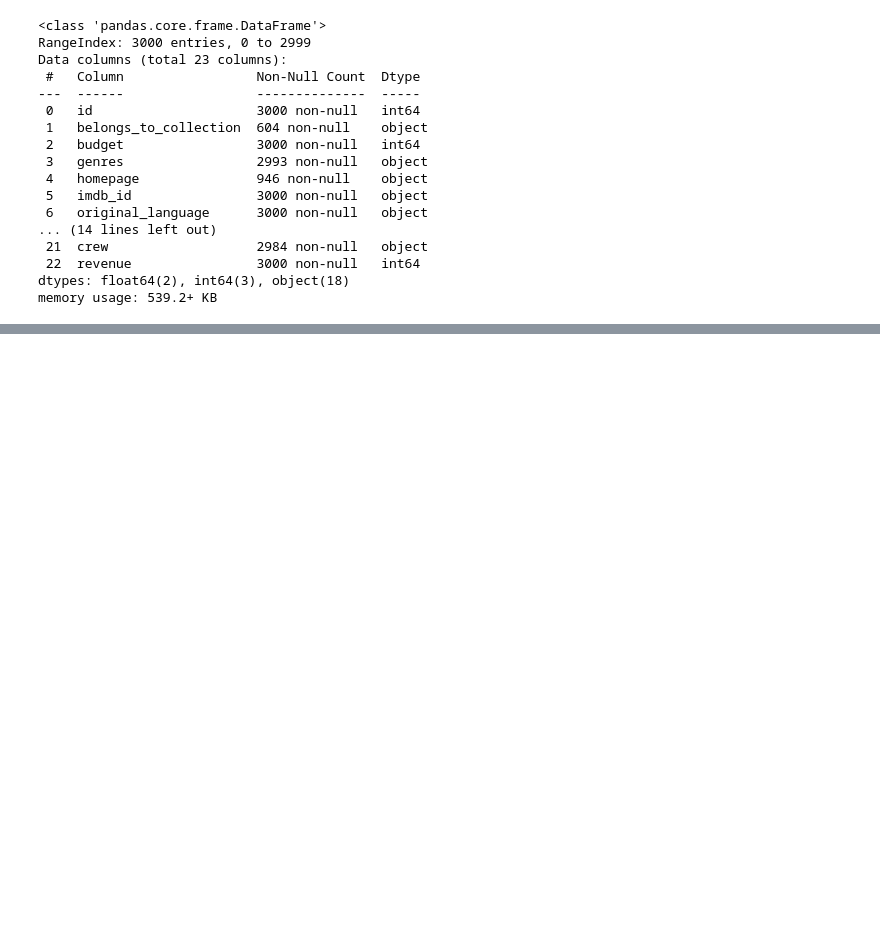
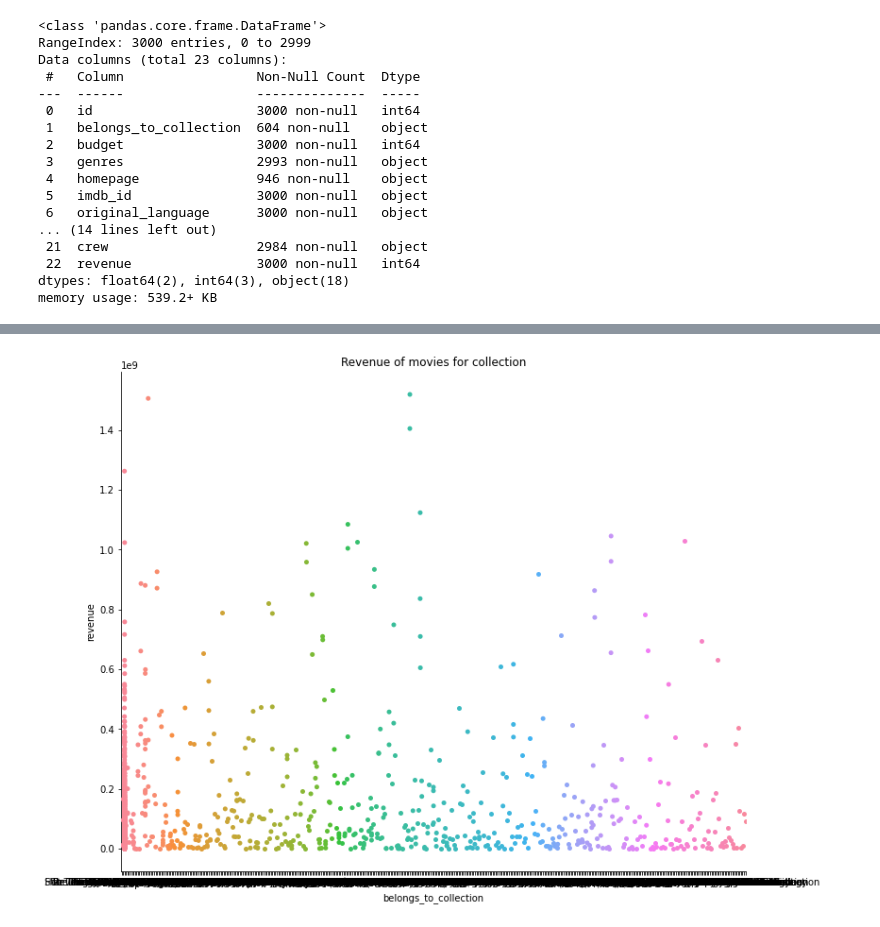
Before and after one commit to qsusu/springboard, a Jupyter notebook: capstone2_wrangling.ipynb, the cells around one changed output, grey strips where cells are left out. Saved outputs shown, nothing was run; the diff lists cells and outputs as text; code cells hidden in the pictures; blank space fills up the shorter version.

```diff
--- a/capstone2_wrangling.ipynb
+++ b/capstone2_wrangling.ipynb
@@ -244,0 +265,5 @@ df.to_csv('/Users/Sue/Documents/study2020/springboard/capstone_project2_movie/Da
+# %%
+# clean up column spoken language
+df_train['spoken_languages'] = df_train['spoken_languages'].map(lambda x: sorted([d['iso_639_1'] for d in get_dictionary(x)])).map(lambda x: ','.join(map(str, x)))
+spoken = df_train['spoken_languages'].str.get_dummies(sep=',')
+df_train = pd.concat([df_train, spoken], axis=1, sort=False)
@@ -244,0 +298,5 @@ df.to_csv('/Users/Sue/Documents/study2020/springboard/capstone_project2_movie/Da
+# %%
+sns.catplot(x="belongs_to_collection", y="revenue", data=df_train, height=8.27, aspect=11.7/8.27)
+plt.title('Revenue of movies for collection');
+# %% [output]
+[figure, added]
```
Also changed, not shown: parts of 8 cells of this notebook.
